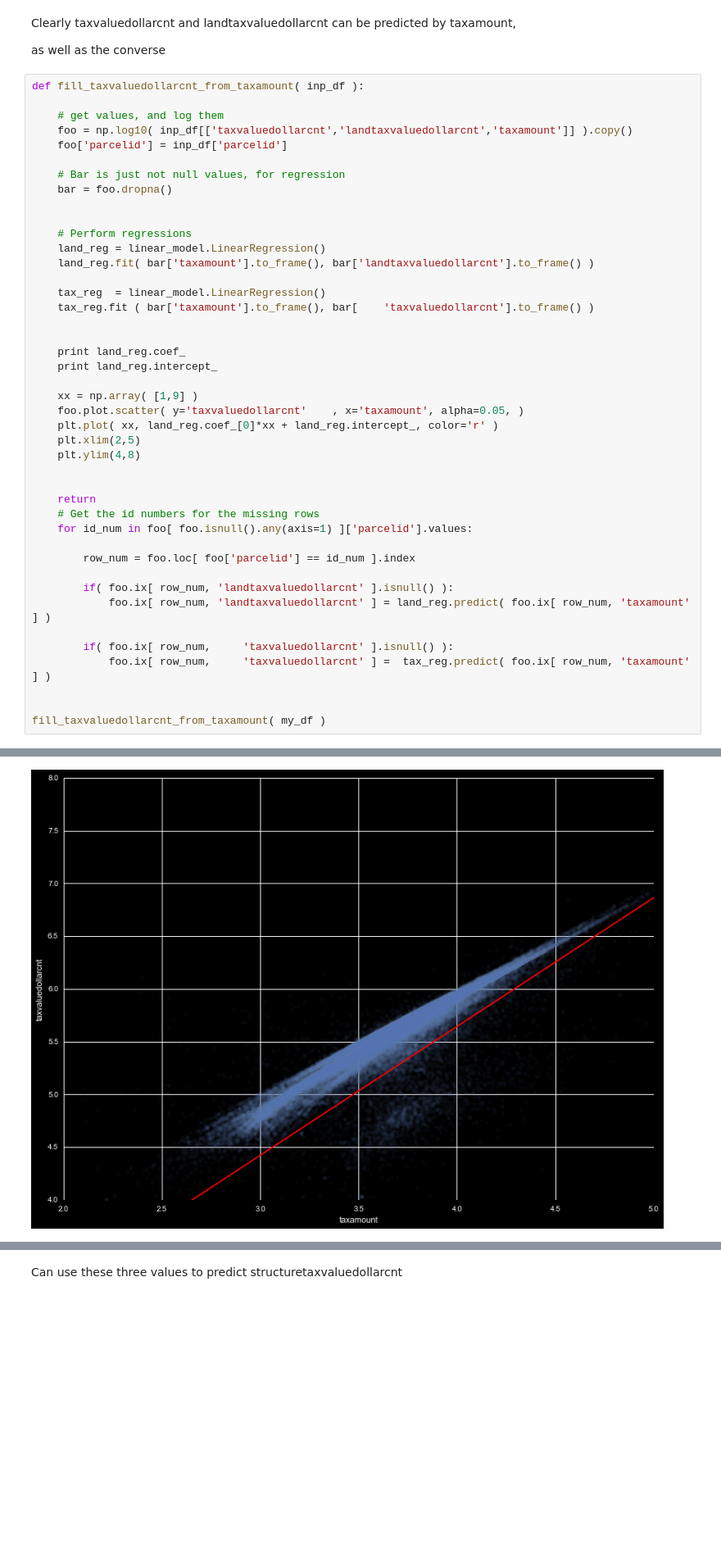
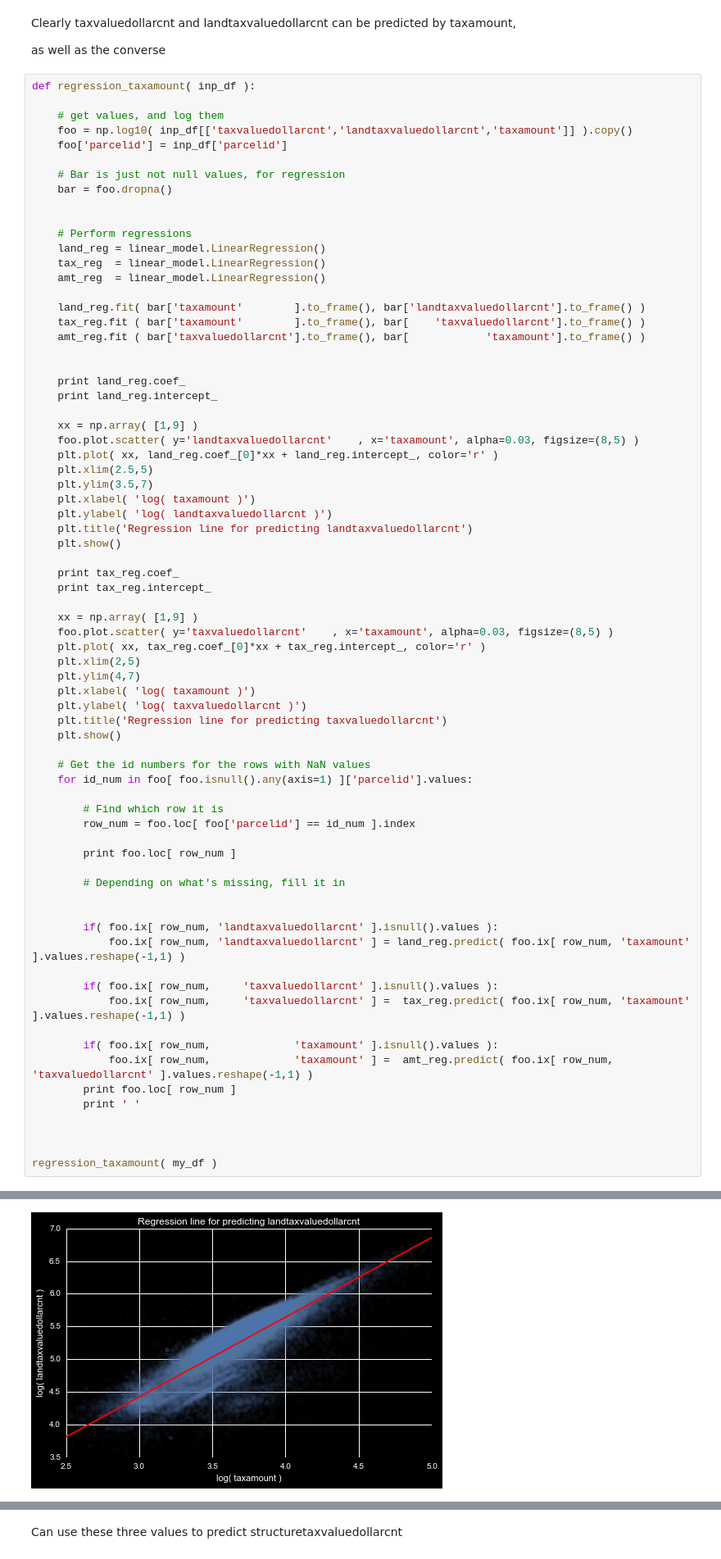
Before and after one commit to markertsean/zillow, a Jupyter notebook: detail_variables_purchased.ipynb, the cells around one changed output, grey strips where cells are left out. Shown at 82% size. Cells and saved outputs as stored; diff of their text form; blank space fills up the shorter version.

Commit message:
Regression performed to fill values. Move to next variables

```diff
--- a/detail_variables_purchased.ipynb
+++ b/detail_variables_purchased.ipynb
@@ -283,49 +283,78 @@ Clearly taxvaluedollarcnt and landtaxvaluedollarcnt can be predicted by taxamoun
 
 as well as the converse
 # %%
-def fill_taxvaluedollarcnt_from_taxamount( inp_df ):
+def regression_taxamount( inp_df ):
 
     # get values, and log them
     foo = np.log10( inp_df[['taxvaluedollarcnt','landtaxvaluedollarcnt','taxamount']] ).copy()
     foo['parcelid'] = inp_df['parcelid']
 
     # Bar is just not null values, for regression
     bar = foo.dropna()
 
 
     # Perform regressions
     land_reg = linear_model.LinearRegression()
-    land_reg.fit( bar['taxamount'].to_frame(), bar['landtaxvaluedollarcnt'].to_frame() )
+    tax_reg  = linear_model.LinearRegression()
+    amt_reg  = linear_model.LinearRegression()
 
-    tax_reg  = linear_model.LinearRegression()
-    tax_reg.fit ( bar['taxamount'].to_frame(), bar[    'taxvaluedollarcnt'].to_frame() )
+    land_reg.fit( bar['taxamount'        ].to_frame(), bar['landtaxvaluedollarcnt'].to_frame() )
+    tax_reg.fit ( bar['taxamount'        ].to_frame(), bar[    'taxvaluedollarcnt'].to_frame() )
+    amt_reg.fit ( bar['taxvaluedollarcnt'].to_frame(), bar[            'taxamount'].to_frame() )
 
 
     print land_reg.coef_
     print land_reg.intercept_
 
     xx = np.array( [1,9] )
-    foo.plot.scatter( y='taxvaluedollarcnt'    , x='taxamount', alpha=0.05, )
+    foo.plot.scatter( y='landtaxvaluedollarcnt'    , x='taxamount', alpha=0.03, figsize=(8,5) )
     plt.plot( xx, land_reg.coef_[0]*xx + land_reg.intercept_, color='r' )
+    plt.xlim(2.5,5)
+    plt.ylim(3.5,7)
+    plt.xlabel( 'log( taxamount )')
+    plt.ylabel( 'log( landtaxvaluedollarcnt )')
+    plt.title('Regression line for predicting landtaxvaluedollarcnt')
+    plt.show()
+
+    print tax_reg.coef_
+    print tax_reg.intercept_
+
+    xx = np.array( [1,9] )
+    foo.plot.scatter( y='taxvaluedollarcnt'    , x='taxamount', alpha=0.03, figsize=(8,5) )
+    plt.plot( xx, tax_reg.coef_[0]*xx + tax_reg.intercept_, color='r' )
     plt.xlim(2,5)
-    plt.ylim(4,8)
+    plt.ylim(4,7)
+    plt.xlabel( 'log( taxamount )')
+    plt.ylabel( 'log( taxvaluedollarcnt )')
+    plt.title('Regression line for predicting taxvaluedollarcnt')
+    plt.show()
+
+    # Get the id numbers for the rows with NaN values
+    for id_num in foo[ foo.isnull().any(axis=1) ]['parcelid'].values:
+
+        # Find which row it is
+        row_num = foo.loc[ foo['parcelid'] == id_num ].index
+
+        print foo.loc[ row_num ]
+
+        # Depending on what's missing, fill it in
 
 
-    return
-    # Get the id numbers for the missing rows
-    for id_num in foo[ foo.isnull().any(axis=1) ]['parcelid'].values:
+        if( foo.ix[ row_num, 'landtaxvaluedollarcnt' ].isnull().values ):
+            foo.ix[ row_num, 'landtaxvaluedollarcnt' ] = land_reg.predict( foo.ix[ row_num, 'taxamount'         ].values.reshape(-1,1) )
 
-        row_num = foo.loc[ foo['parcelid'] == id_num ].index
+        if( foo.ix[ row_num,     'taxvaluedollarcnt' ].isnull().values ):
+            foo.ix[ row_num,     'taxvaluedollarcnt' ] =  tax_reg.predict( foo.ix[ row_num, 'taxamount'         ].values.reshape(-1,1) )
 
-        if( foo.ix[ row_num, 'landtaxvaluedollarcnt' ].isnull() ):
-            foo.ix[ row_num, 'landtaxvaluedollarcnt' ] = land_reg.predict( foo.ix[ row_num, 'taxamount' ] )
-
-        if( foo.ix[ row_num,     'taxvaluedollarcnt' ].isnull() ):
-            foo.ix[ row_num,     'taxvaluedollarcnt' ] =  tax_reg.predict( foo.ix[ row_num, 'taxamount' ] )
+        if( foo.ix[ row_num,             'taxamount' ].isnull().values ):
+            foo.ix[ row_num,             'taxamount' ] =  amt_reg.predict( foo.ix[ row_num, 'taxvaluedollarcnt' ].values.reshape(-1,1) )
+        print foo.loc[ row_num ]
+        print ' '
 
 
-fill_taxvaluedollarcnt_from_taxamount( my_df )
+
+regression_taxamount( my_df )
 # %% [output]
 [[ 1.22114937]]
 [ 0.75806492]
-[figure, old version]
+[figure, new version]
```
Also changed, not shown: parts of 1 cell of this notebook, 1 other file.
